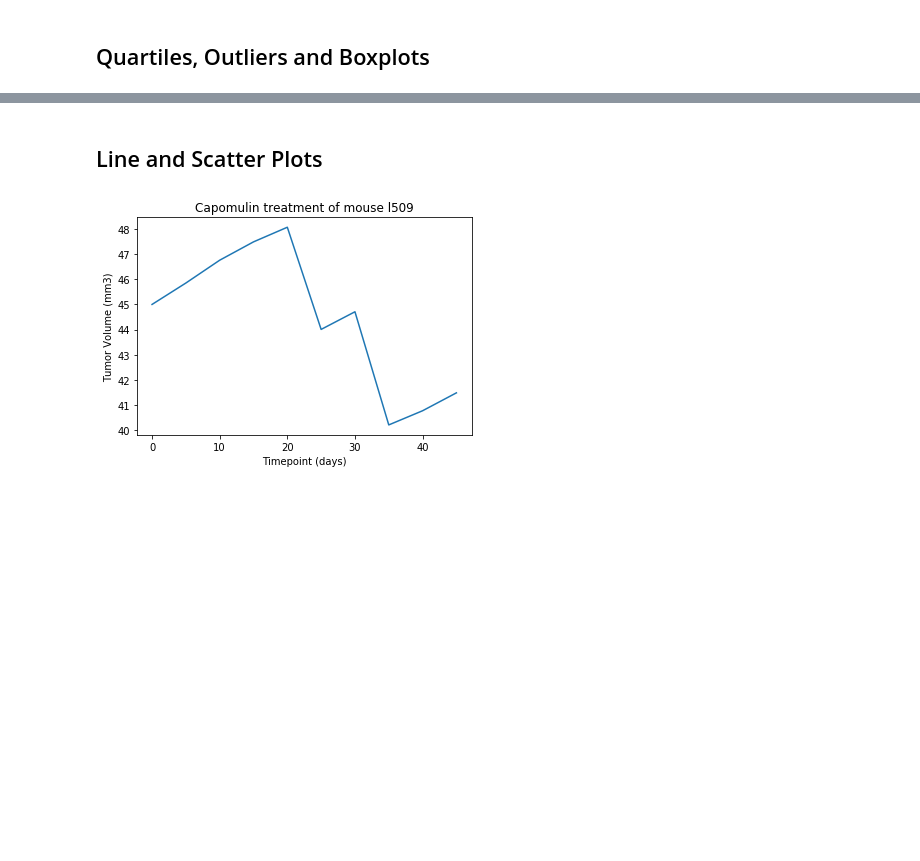
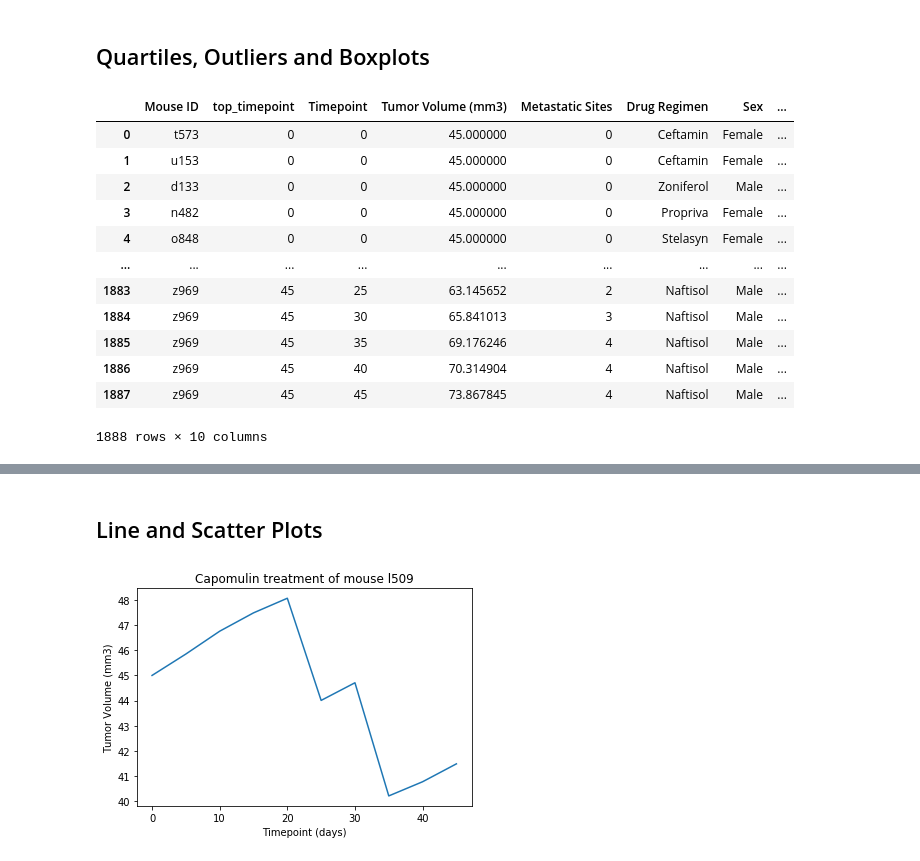
Before and after one commit to basse058/Matplotlib-Challenge, a Jupyter notebook: module_5_starter_code/Pymaceuticals/pymaceuticals_starter.ipynb, the cells around one changed output, grey strips where cells are left out. Saved outputs shown, nothing was run; the diff lists cells and outputs as text; code cells hidden in the pictures; blank space fills up the shorter version.

```diff
--- a/module_5_starter_code/Pymaceuticals/pymaceuticals_starter.ipynb
+++ b/module_5_starter_code/Pymaceuticals/pymaceuticals_starter.ipynb
@@ -160,10 +184,26 @@ KeyError: "['Mouse ID'] not in index"
 # %%
 # Calculate the final tumor volume of each mouse across four of the treatment regimens:
 # Capomulin, Ramicane, Infubinol, and Ceftamin
 
 # Start by getting the last (greatest) timepoint for each mouse
-
-
+top_time_df = pd.DataFrame(id_time_df.groupby('Mouse ID')['Timepoint'].max().sort_values().reset_index().rename(columns={'Timepoint': 'top_timepoint'}))
+top_time_df
 # Merge this group df with the original DataFrame to get the tumor volume at the last timepoint
+merge_top_time_df = pd.merge(top_time_df, id_time_df, on='Mouse ID')
+merge_top_time_df
+# %% [output]
+|  | Mouse ID | top_timepoint | Timepoint | Tumor Volume (mm3) | Metastatic Sites | Drug Regimen | Sex | ... |
+| 0 | t573 | 0 | 0 | 45.000000 | 0 | Ceftamin | Female | ... |
+| 1 | u153 | 0 | 0 | 45.000000 | 0 | Ceftamin | Female | ... |
+| 2 | d133 | 0 | 0 | 45.000000 | 0 | Zoniferol | Male | ... |
+| 3 | n482 | 0 | 0 | 45.000000 | 0 | Propriva | Female | ... |
+| 4 | o848 | 0 | 0 | 45.000000 | 0 | Stelasyn | Female | ... |
+| ... | ... | ... | ... | ... | ... | ... | ... | ... |
+| 1883 | z969 | 45 | 25 | 63.145652 | 2 | Naftisol | Male | ... |
+| 1884 | z969 | 45 | 30 | 65.841013 | 3 | Naftisol | Male | ... |
+| 1885 | z969 | 45 | 35 | 69.176246 | 4 | Naftisol | Male | ... |
+| 1886 | z969 | 45 | 40 | 70.314904 | 4 | Naftisol | Male | ... |
+| 1887 | z969 | 45 | 45 | 73.867845 | 4 | Naftisol | Male | ... |
+1888 rows × 10 columns
 # %%
 # Put treatments into a list for for loop (and later for plot labels)
```
Also changed, not shown: parts of 11 cells of this notebook.
